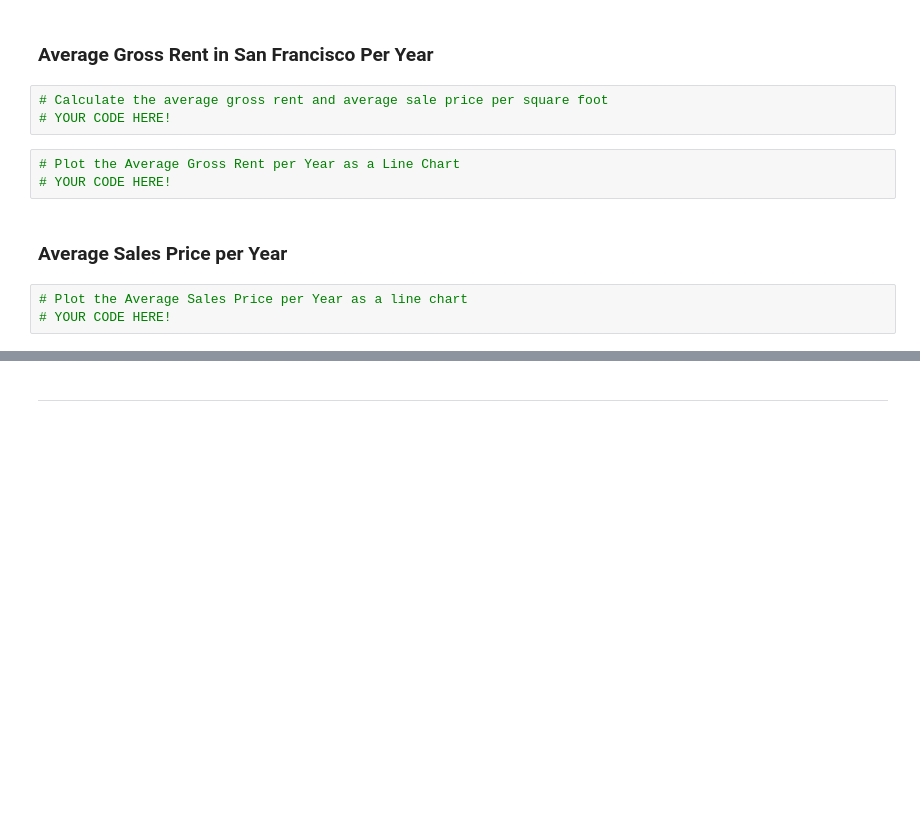
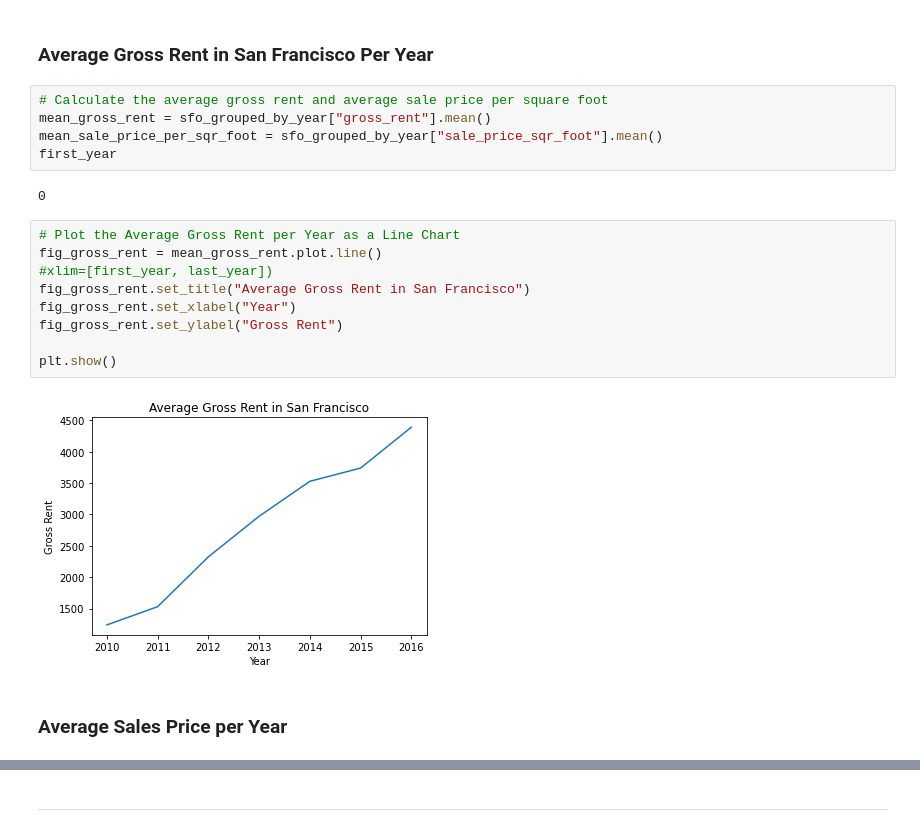
Before and after one commit to Tijaw1/San-Francisco-Rental-Analysis, a Jupyter notebook: rental_analysis.ipynb, the cells around one changed output, grey strips where cells are left out. Drawn from its saved outputs; the diff is of its cells as text; blank space fills up the shorter version.

```diff
--- a/rental_analysis.ipynb
+++ b/rental_analysis.ipynb
@@ -91,12 +102,21 @@ In this section, you will calculate the average gross rent and average sales pri
 ### Average Gross Rent in San Francisco Per Year
 # %%
 # Calculate the average gross rent and average sale price per square foot
-# YOUR CODE HERE!
+mean_gross_rent = sfo_grouped_by_year["gross_rent"].mean()
+mean_sale_price_per_sqr_foot = sfo_grouped_by_year["sale_price_sqr_foot"].mean()
+first_year
+# %% [output]
+0
 # %%
 # Plot the Average Gross Rent per Year as a Line Chart
-# YOUR CODE HERE!
+fig_gross_rent = mean_gross_rent.plot.line()
+#xlim=[first_year, last_year])
+fig_gross_rent.set_title("Average Gross Rent in San Francisco")
+fig_gross_rent.set_xlabel("Year")
+fig_gross_rent.set_ylabel("Gross Rent")
+
+plt.show()
+# %% [output]
+[figure, added]
 # %% [markdown]
 ### Average Sales Price per Year
-# %%
-# Plot the Average Sales Price per Year as a line chart
-# YOUR CODE HERE!
```
Also changed, not shown: parts of 6 cells of this notebook, 1 other file.
